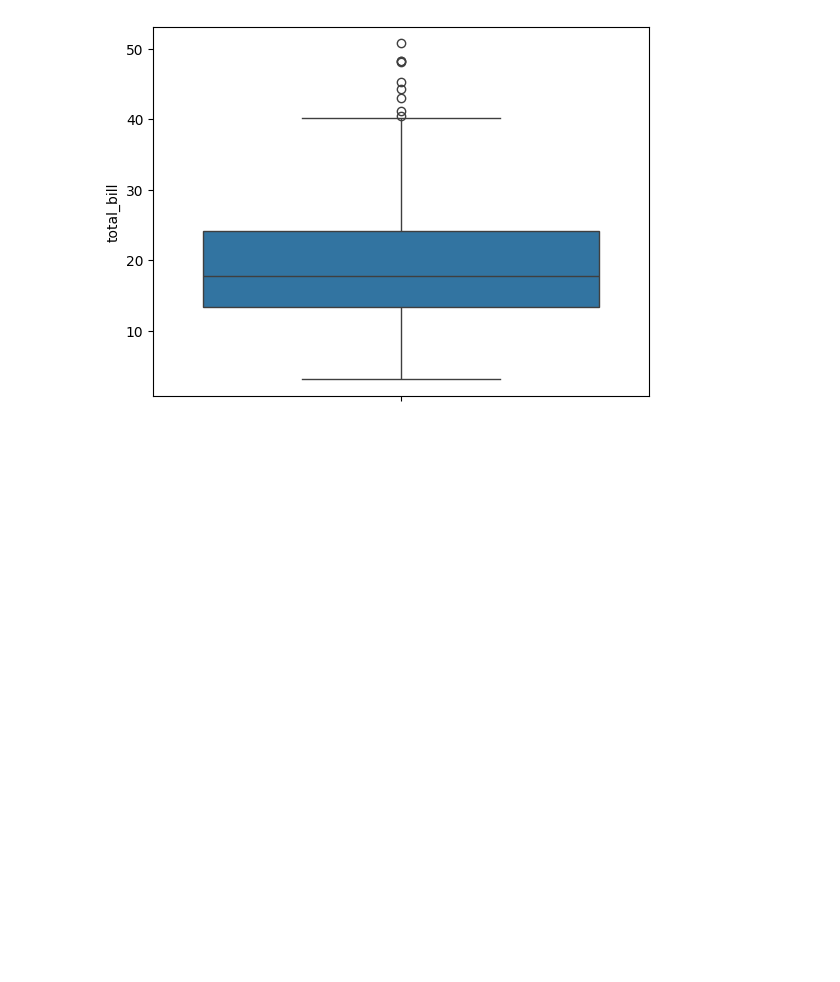
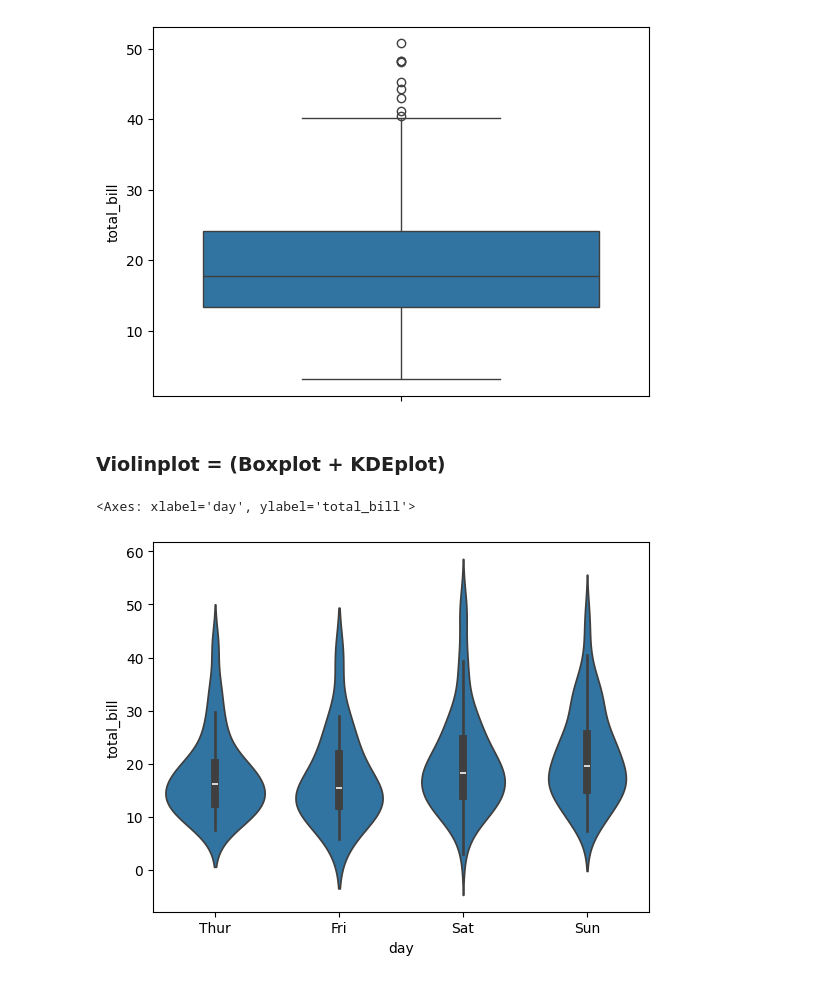
Before and after one commit to adilkamal2478/Adil_Pandas_campusx, a Jupyter notebook: Seaborn_my_notes_session_26.ipynb, the cells around one changed output. Cells and saved outputs as stored; diff of their text form; code cells hidden in the pictures; blank space fills up the shorter version.

```diff
--- a/Seaborn_my_notes_session_26.ipynb
+++ b/Seaborn_my_notes_session_26.ipynb
@@ -180,3 +188,20 @@ sns.boxplot(data=tips,y='total_bill')
 # %% [output]
 <Axes: ylabel='total_bill'>
 [figure]
+# %% [markdown]
+### Violinplot = (Boxplot + KDEplot)
+# %%
+# axes level violin plot
+
+sns.violinplot(
+    data = tips,
+    x = 'day',
+    y = 'total_bill'
+)
+
+
+# the inner one which is the boxplot
+# the outer one is kde plot
+# %% [output]
+<Axes: xlabel='day', ylabel='total_bill'>
+[figure, added]
```
Also changed, not shown: parts of 17 cells of this notebook.
